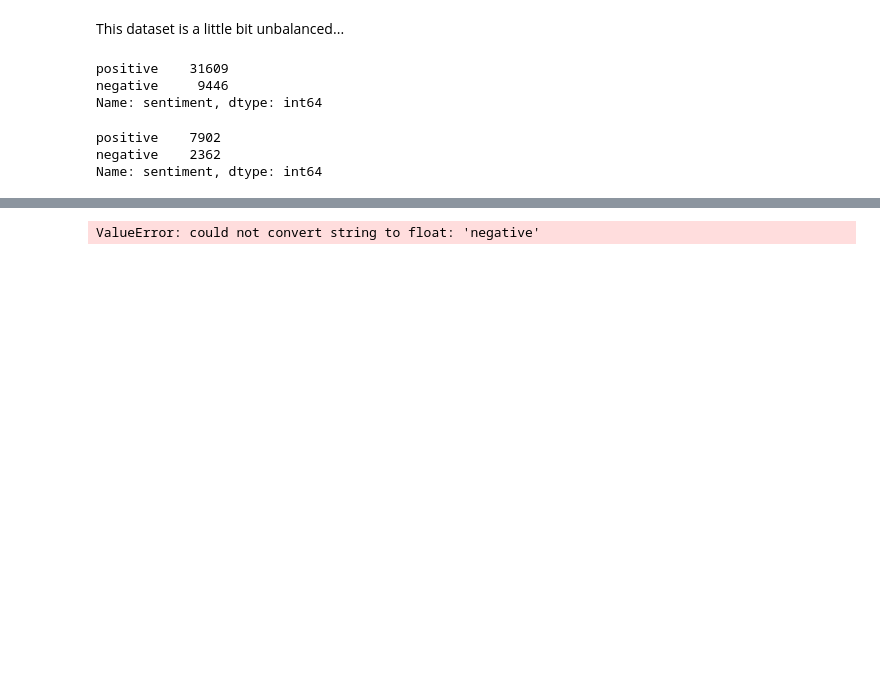
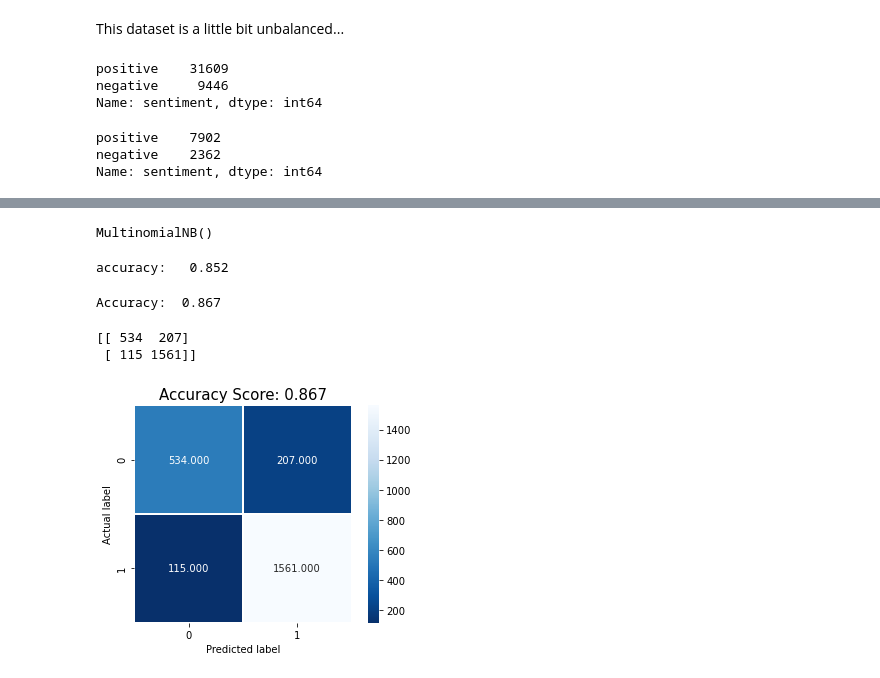
Before and after one commit to artofnext/text_mining-sentiment_analysis, a Jupyter notebook: sentiment_main.ipynb, the cells around one changed output, grey strips where cells are left out. Drawn from its saved outputs; the diff is of its cells as text; code cells hidden in the pictures; blank space fills up the shorter version.

Commit message:
EDA and machine learning
Multinomial Naive Bayes test and Logistic Regression

```diff
--- a/sentiment_main.ipynb
+++ b/sentiment_main.ipynb
@@ -97,0 +155,6 @@ Name: sentiment, dtype: int64
+# %%
+classifier = MultinomialNB()
+# %%
+classifier.fit(train_X, amazon_reviews_train['sentiment'])
+# %% [output]
+MultinomialNB()
@@ -98,7 +163,33 @@ Name: sentiment, dtype: int64
+# %%
+score = sklearn.metrics.accuracy_score(amazon_reviews_test['sentiment'], pred)
+print("accuracy:   %0.3f" % score)
+# %% [output]
+accuracy:   0.852
+# %%
+lr = LogisticRegression(solver = 'liblinear', random_state = 100, max_iter=10000)
+lr.fit(train_X,amazon_reviews_train['sentiment'])
+y_pred = lr.predict(test_X)
+y_true=amazon_reviews_test['sentiment']
+score = round(metrics.accuracy_score(y_true,y_pred),3)
+print("Accuracy: ",score)
+# %% [output]
+Accuracy:  0.867
+# %%
+cm = metrics.confusion_matrix(y_true, y_pred)
+print(cm)
+# %% [output]
+[[ 534  207]
+ [ 115 1561]]
+# %%
+sns.heatmap(cm, annot=True, fmt=".3f", linewidths=.5, square = True, cmap = 'Blues_r');
+plt.ylabel('Actual label');
+plt.xlabel('Predicted label');
+all_sample_title = 'Accuracy Score: {0}'.format(score)
+plt.title(all_sample_title, size = 15);
+# %% [output]
+[figure, added]
 # %%
 from imblearn.over_sampling import SMOTE
-x_resampled, y_resampled = SMOTE().fit_resample(train[['sentiment']], train['sentiment'])
+x_resampled, y_resampled = SMOTE().fit_resample(train_X, amazon_reviews_train['sentiment'])
-# %% [output]
-ValueError: could not convert string to float: 'negative'
 # %%
 pd.Series(y_resampled).value_counts().plot(kind='bar', title='Class distribution after appying SMOTE', xlabel='buy')
```
Also changed, not shown: parts of 18 cells of this notebook, 1 other file.
